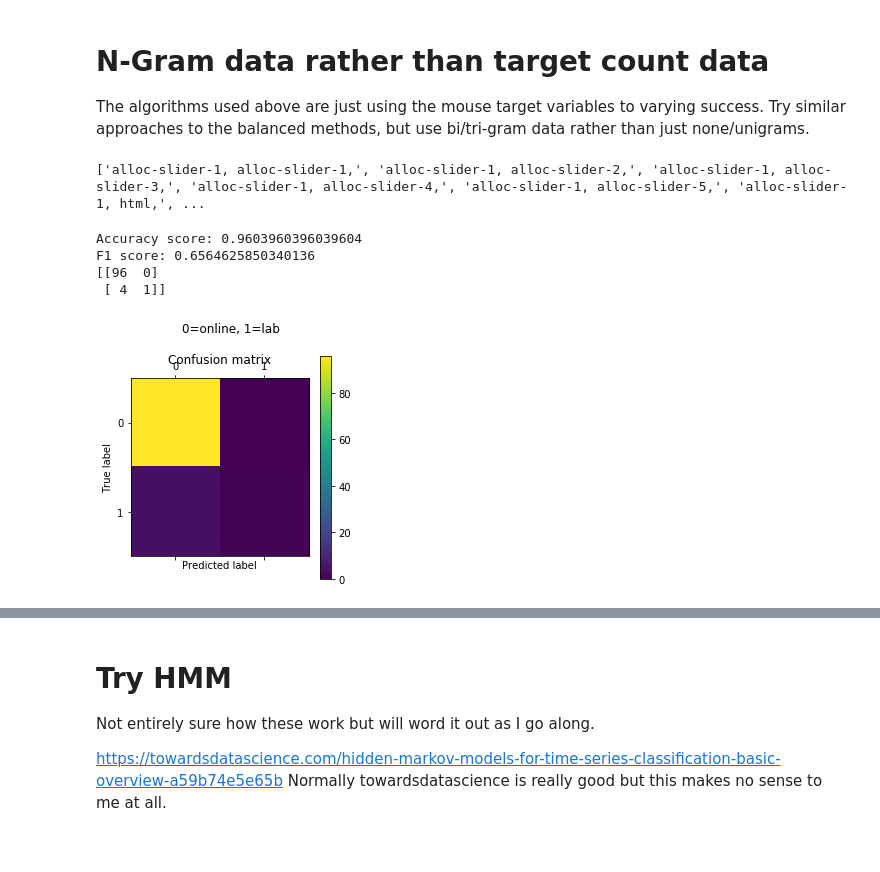
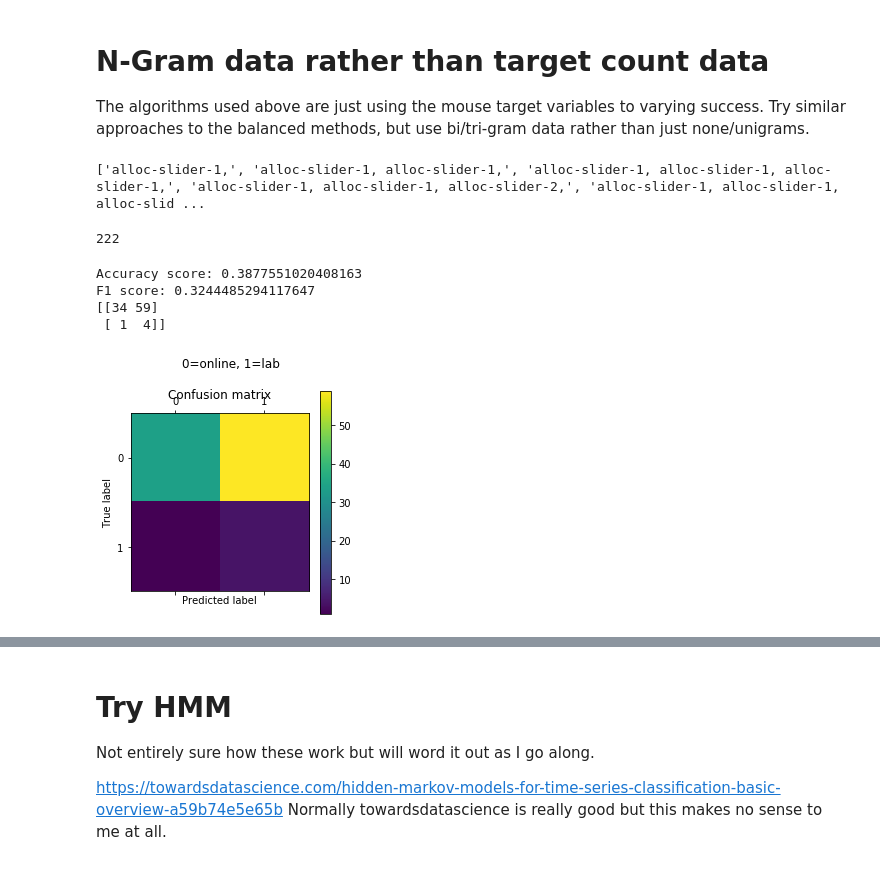
Before and after one commit to DJSaunders1997/Masters-Project, a Jupyter notebook: NLP-Notebook.ipynb, the cells around one changed output, grey strips where cells are left out. Cells and saved outputs as stored; diff of their text form; code cells hidden in the pictures.

```diff
--- a/NLP-Notebook.ipynb
+++ b/NLP-Notebook.ipynb
@@ -307,39 +307,43 @@ Try similar approaches to the balanced methods, but use bi/tri-gram data rather
 # First do with unbalanced classes, then balanced.
 X_train, X_test, y_train, y_test = train_test_split(X, y)
 
-vectorizer_ngram = CountVectorizer(token_pattern='(.*?,)', ngram_range=(2, 2))
+vectorizer_ngram = CountVectorizer(token_pattern='(.*?,)', ngram_range=(1, 3))
 ngram_counts = vectorizer_ngram.fit_transform(X_train)
 print(vectorizer_ngram.get_feature_names()) # Not sure if this worked correclty, lets try anyway lol.
 
 X_test = vectorizer_ngram.transform(X_test) # TODO: SHould be treating alloc-slider-1/alloc-slider-2 as different n-grams.
 # %% [output]
-['alloc-slider-1, alloc-slider-1,', 'alloc-slider-1, alloc-slider-2,', 'alloc-slider-1, alloc-slider-3,', 'alloc-slider-1, alloc-slider-4,', 'alloc-slider-1, alloc-slider-5,', 'alloc-slider-1, html,', ...
+['alloc-slider-1,', 'alloc-slider-1, alloc-slider-1,', 'alloc-slider-1, alloc-slider-1, alloc-slider-1,', 'alloc-slider-1, alloc-slider-1, alloc-slider-2,', 'alloc-slider-1, alloc-slider-1, alloc-slid ...
+# %%
+len(vectorizer_ngram.get_feature_names())
+# %% [output]
+222
 # %%
 
-Spam_model = LogisticRegression(solver='liblinear', penalty='l1')
-Spam_model.fit(ngram_counts, y_train)
+ngram_model = MultinomialNB()
+ngram_model.fit(ngram_counts, y_train)
 
-pred = Spam_model.predict(X_test)
+pred = ngram_model.predict(X_test)
 print( f'Accuracy score: {accuracy_score(y_test, pred)}' )
 f1 = f1_score(y_test, pred, average='macro')
 print( f'F1 score: {f1}' )
 # Accuracy of 0.96 on unbalanced data
 
 cm = confusion_matrix(y_test, pred)
 print(cm)
 plt.matshow(cm)
 plt.title('Confusion matrix')
 plt.suptitle('0=online, 1=lab')
 plt.colorbar()
 plt.ylabel('True label')
 plt.xlabel('Predicted label')
 plt.show()
 # %% [output]
-Accuracy score: 0.9603960396039604
-F1 score: 0.6564625850340136
-[[96  0]
- [ 4  1]]
+Accuracy score: 0.3877551020408163
+F1 score: 0.3244485294117647
+[[34 59]
+ [ 1  4]]
-[figure, old version]
+[figure, new version]
 # %%
 # Try with n-grams and balanced data.
 
```
Also changed, not shown: parts of 15 cells of this notebook, 1 other file.
